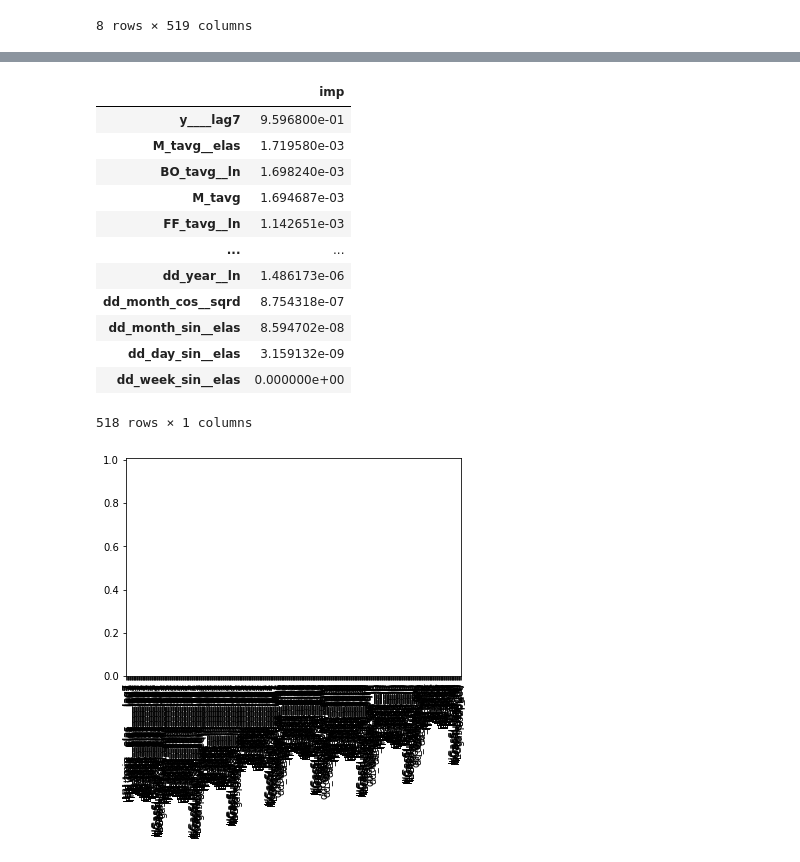
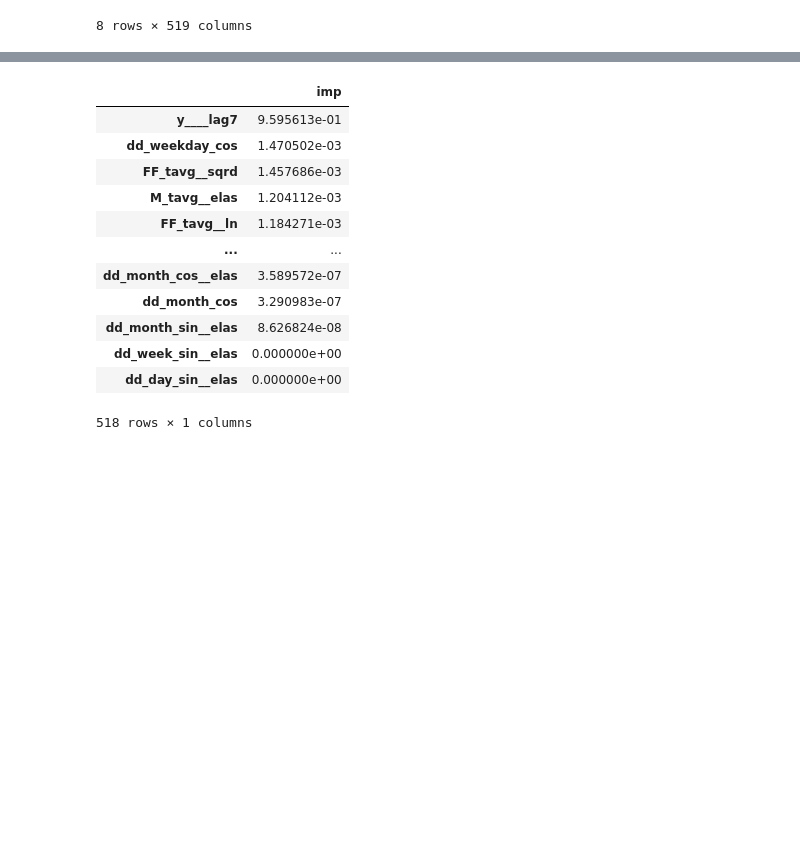
Before and after one commit to jfsalzmann/gasprices, a Jupyter notebook: learning/midterm_fixed_randomforest.ipynb, the cells around one changed output, grey strips where cells are left out. Cells and saved outputs as stored; diff of their text form; code cells hidden in the pictures; blank space fills up the shorter version.

```diff
--- a/learning/midterm_fixed_randomforest.ipynb
+++ b/learning/midterm_fixed_randomforest.ipynb
@@ -54,11 +54,11 @@ from sklearn.preprocessing import OrdinalEncoder
 from sklearn.preprocessing import FunctionTransformer
 # %%
 y = df['y']
-X = df.drop('y',axis=1)
+X = df.drop(['y'],axis=1)
 # %%
 from sklearn.model_selection import train_test_split
-X_train, X_test, y_train, y_test = train_test_split(X, y, test_size=50/1833, shuffle=False)
-X_train_s, X_test_s, y_train_s, y_test_s = train_test_split(X, y, test_size=50/1833, shuffle=True)
+X_train, X_test, y_train, y_test = train_test_split(X, y, test_size=100/1833, shuffle=False)
+X_train_s, X_test_s, y_train_s, y_test_s = train_test_split(X, y, test_size=100/1833, shuffle=True)
 # %%
 from sklearn.preprocessing import QuantileTransformer
 from sklearn.preprocessing import StandardScaler
@@ -131,25 +131,24 @@ R squared: 0.9830945907198463
 # %%
 pipe.named_steps['model'].feature_importances_
 #pipe.pipeline.named_steps['predictor'].get_feature_names()
 
 forest_importances = pd.Series(data=pipe.named_steps['model'].feature_importances_, index=list(X.columns))
-forest_importances.plot.bar()
+#forest_importances.plot.bar()
 
 impdf = pd.DataFrame(forest_importances)
 impdf.columns = ["imp"]
 impdf.sort_values(by='imp', ascending=False)
 # %% [output]
 |  | imp |
-| y____lag7 | 9.596800e-01 |
-| M_tavg__elas | 1.719580e-03 |
-| BO_tavg__ln | 1.698240e-03 |
-| M_tavg | 1.694687e-03 |
-| FF_tavg__ln | 1.142651e-03 |
+| y____lag7 | 9.595613e-01 |
+| dd_weekday_cos | 1.470502e-03 |
+| FF_tavg__sqrd | 1.457686e-03 |
+| M_tavg__elas | 1.204112e-03 |
+| FF_tavg__ln | 1.184271e-03 |
 | ... | ... |
-| dd_year__ln | 1.486173e-06 |
-| dd_month_cos__sqrd | 8.754318e-07 |
-| dd_month_sin__elas | 8.594702e-08 |
-| dd_day_sin__elas | 3.159132e-09 |
+| dd_month_cos__elas | 3.589572e-07 |
+| dd_month_cos | 3.290983e-07 |
+| dd_month_sin__elas | 8.626824e-08 |
 | dd_week_sin__elas | 0.000000e+00 |
+| dd_day_sin__elas | 0.000000e+00 |
 518 rows × 1 columns
-[figure, removed]
```
Also changed, not shown: parts of 5 cells of this notebook.
